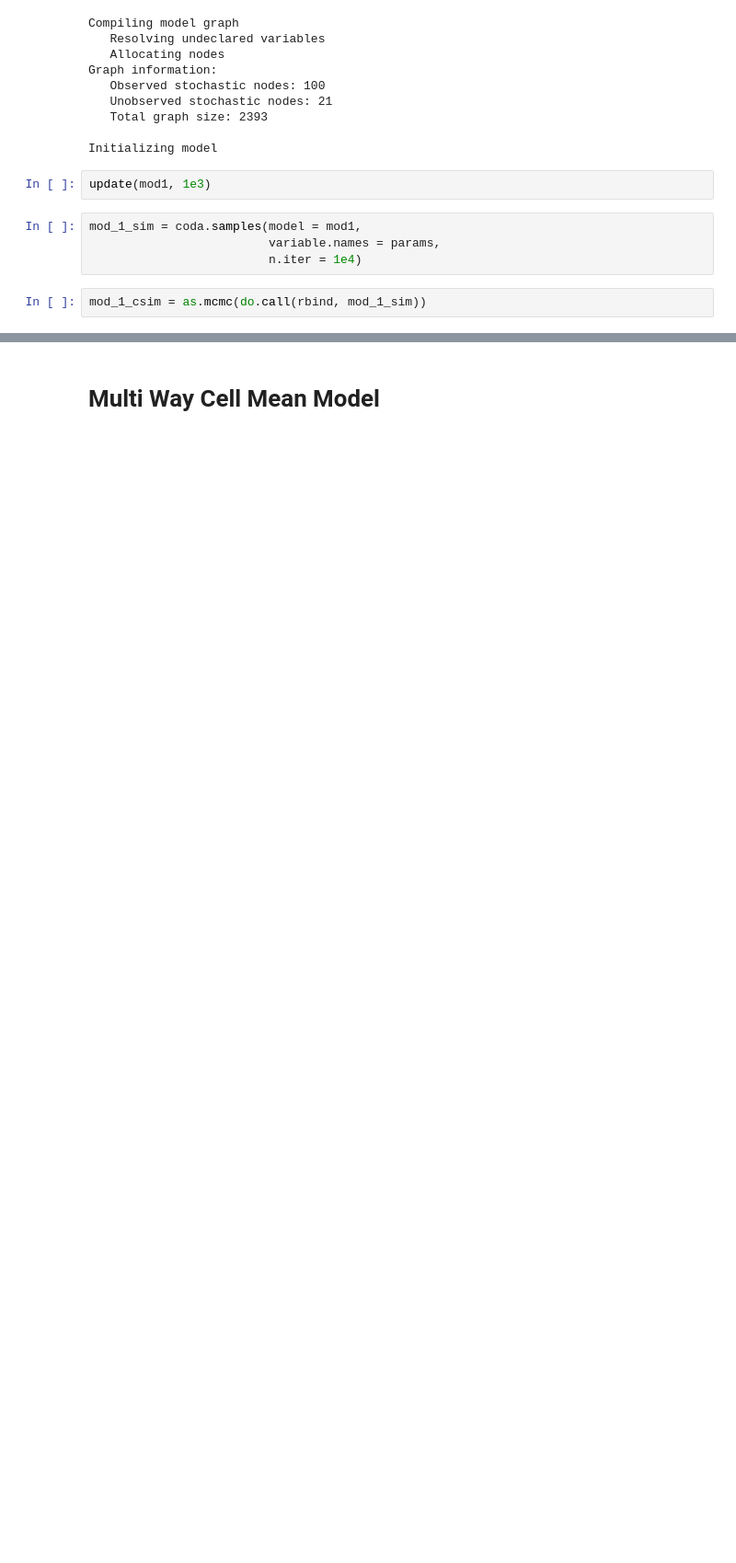
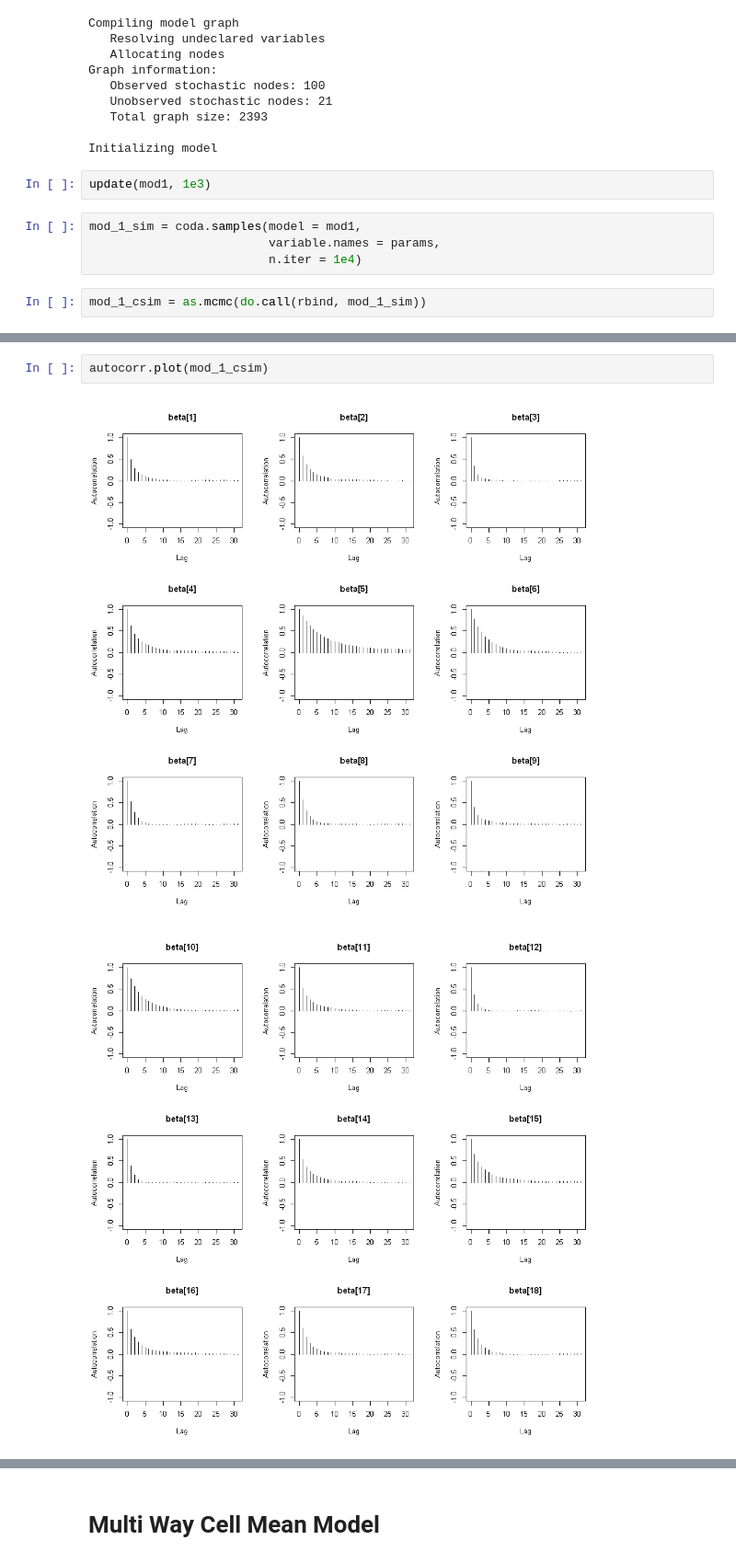
Before and after one commit to itsayushthada/Bayesian-Statistics, a Jupyter notebook: Project-01/02. Bayesian Modelling.ipynb, the cells around one changed output, grey strips where cells are left out. Shown at 92% size. Saved outputs shown, nothing was run; the diff lists cells and outputs as text; blank space fills up the shorter version.

```diff
--- a/Project-01/02. Bayesian Modelling.ipynb
+++ b/Project-01/02. Bayesian Modelling.ipynb
@@ -117,0 +179,5 @@ mod_1_csim = as.mcmc(do.call(rbind, mod_1_sim))
+# %%
+autocorr.plot(mod_1_csim)
+# %% [output]
+[figure, added]
+[figure, added]
```
Also changed, not shown: parts of 23 cells of this notebook.
